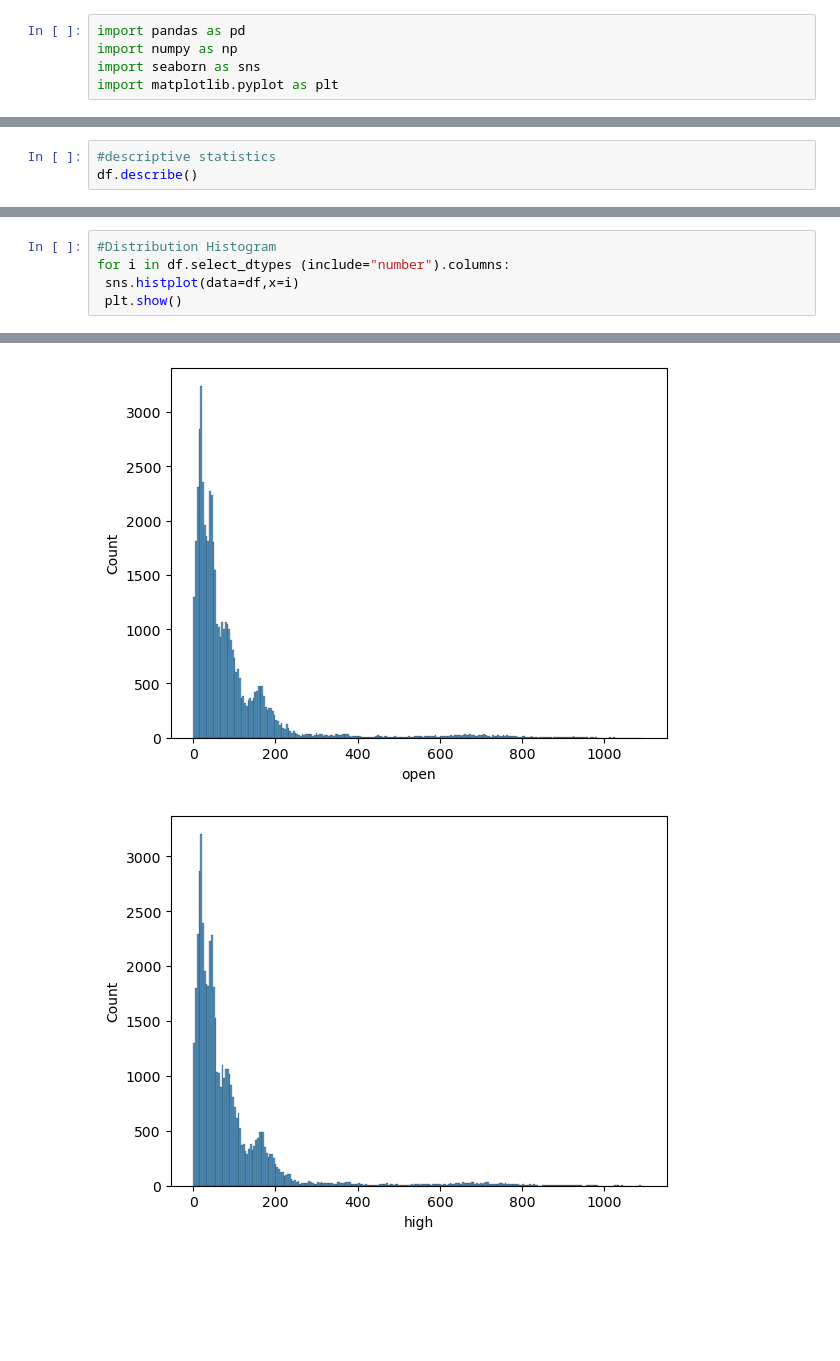
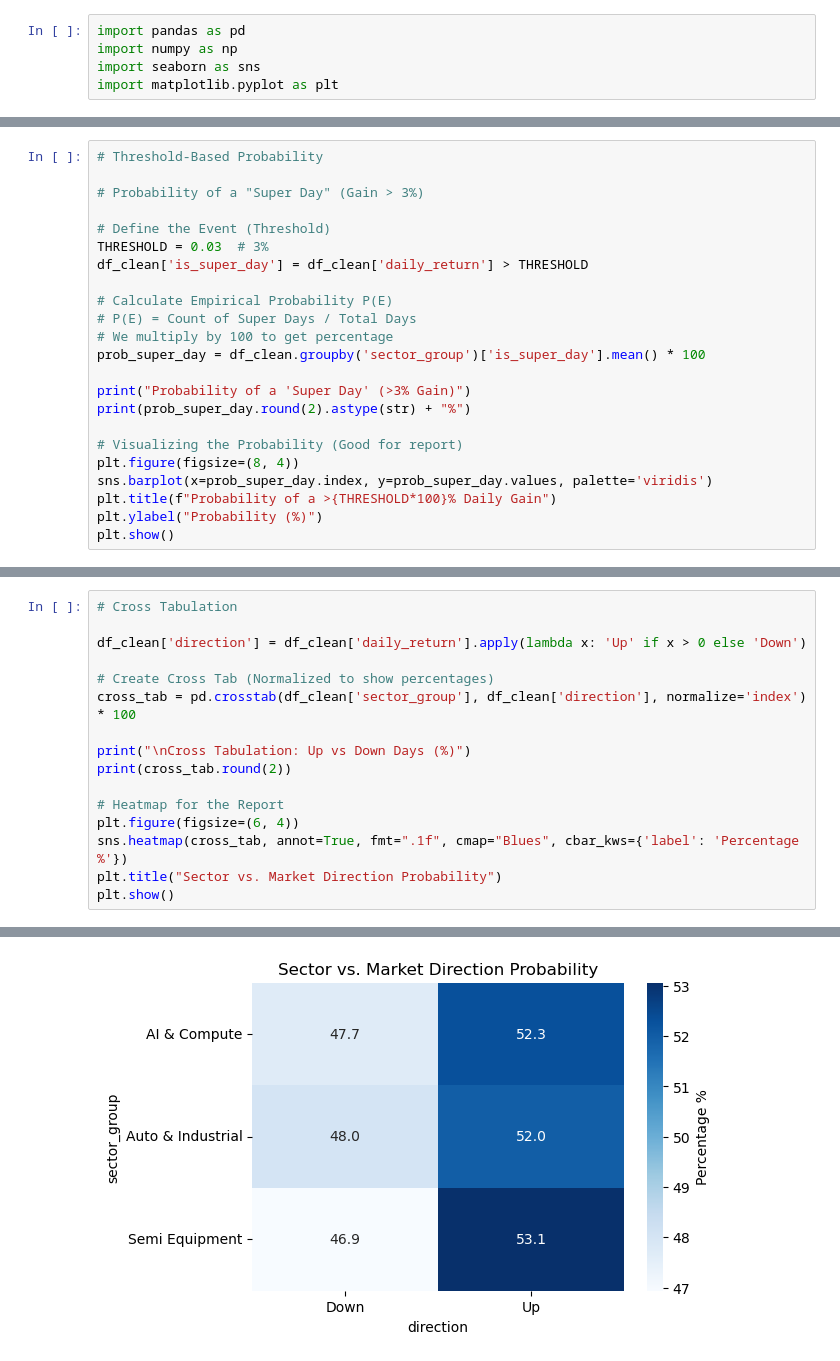
Before and after one commit to ADARSH1496/semiconductor-sector-data-analysis, a Jupyter notebook: notebooks/semiconductor_sector_data_analysis.ipynb, the cells around one changed output, grey strips where cells are left out. Cells and saved outputs as stored; diff of their text form; blank space fills up the shorter version.

```diff
--- a/notebooks/semiconductor_sector_data_analysis.ipynb
+++ b/notebooks/semiconductor_sector_data_analysis.ipynb
@@ -168,4 +295,24 @@ Name: count, Length: 2733, dtype: int64
 # %%
-#descriptive statistics
-df.describe()
+# Threshold-Based Probability
+
+# Probability of a "Super Day" (Gain > 3%)
+
+# Define the Event (Threshold)
+THRESHOLD = 0.03  # 3%
+df_clean['is_super_day'] = df_clean['daily_return'] > THRESHOLD
+
+# Calculate Empirical Probability P(E)
+# P(E) = Count of Super Days / Total Days
+# We multiply by 100 to get percentage
+prob_super_day = df_clean.groupby('sector_group')['is_super_day'].mean() * 100
+
+print("Probability of a 'Super Day' (>3% Gain)")
+print(prob_super_day.round(2).astype(str) + "%")
+
+# Visualizing the Probability (Good for report)
+plt.figure(figsize=(8, 4))
+sns.barplot(x=prob_super_day.index, y=prob_super_day.values, palette='viridis')
+plt.title(f"Probability of a >{THRESHOLD*100}% Daily Gain")
+plt.ylabel("Probability (%)")
+plt.show()
 # %% [output]
@@ -189,6 +363,17 @@ df.describe(include='object')
 # %%
-#Distribution Histogram
-for i in df.select_dtypes (include="number").columns:
- sns.histplot(data=df,x=i)
- plt.show()
+# Cross Tabulation
+
+df_clean['direction'] = df_clean['daily_return'].apply(lambda x: 'Up' if x > 0 else 'Down')
+
+# Create Cross Tab (Normalized to show percentages)
+cross_tab = pd.crosstab(df_clean['sector_group'], df_clean['direction'], normalize='index') * 100
+
+print("\nCross Tabulation: Up vs Down Days (%)")
+print(cross_tab.round(2))
+
+# Heatmap for the Report
+plt.figure(figsize=(6, 4))
+sns.heatmap(cross_tab, annot=True, fmt=".1f", cmap="Blues", cbar_kws={'label': 'Percentage %'})
+plt.title("Sector vs. Market Direction Probability")
+plt.show()
 # %% [output]
@@ -195,2 +386 @@ for i in df.select_dtypes (include="number").columns:
-[figure, old version]
+[figure, new version]
-[figure, removed]
```
Also changed, not shown: parts of 45 cells of this notebook, 1 other file.
